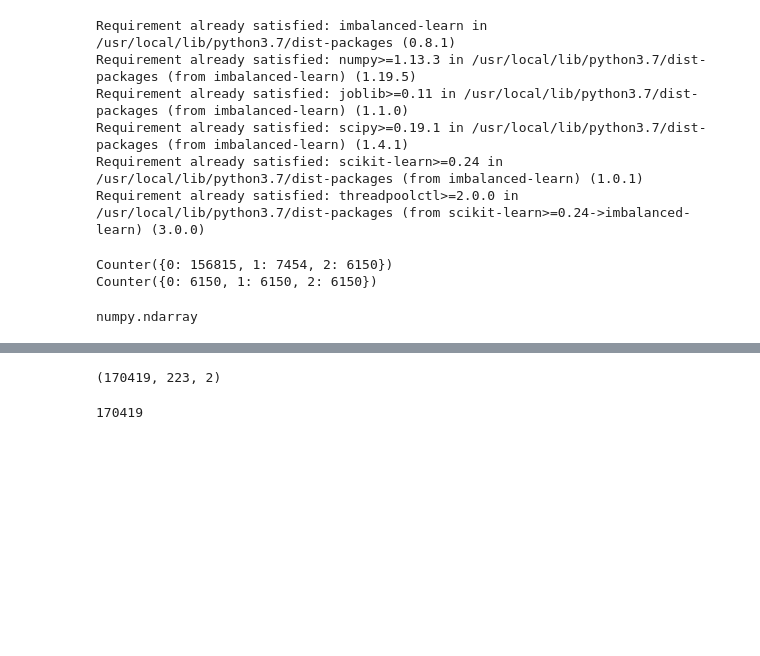
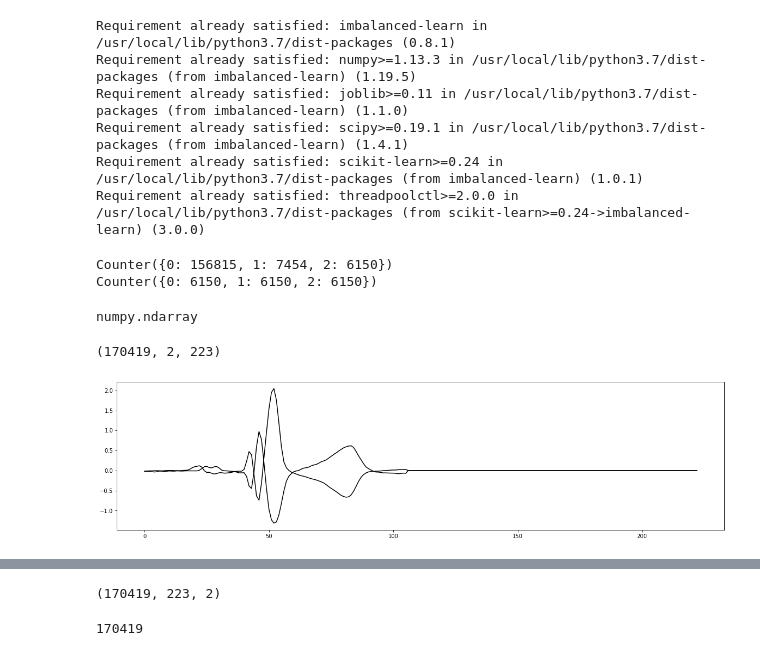
Before and after one commit to romano-francesco/applied-ai-in-biomedicine-ECG-classifier, a Jupyter notebook: Deep_Learning_with_2_leads.ipynb, the cells around one changed output, grey strips where cells are left out. Cells and saved outputs as stored; diff of their text form; code cells hidden in the pictures; blank space fills up the shorter version.

```diff
--- a/Deep_Learning_with_2_leads.ipynb
+++ b/Deep_Learning_with_2_leads.ipynb
@@ -314,4 +314,16 @@ X_val = np.array(X_val)
 type(X_train)
 # %% [output]
 numpy.ndarray
+# %%
+X_train.shape
+# %% [output]
+(170419, 2, 223)
+# %%
+# plot two leads of a single beat
+plt.figure(figsize=(20, 5))
+plt.plot(X_train[2][0], 'k')
+plt.plot(X_train[2][1], 'k')
+plt.show()
+# %% [output]
+[figure, added]
 # %%
```
Also changed, not shown: parts of 4 cells of this notebook.
